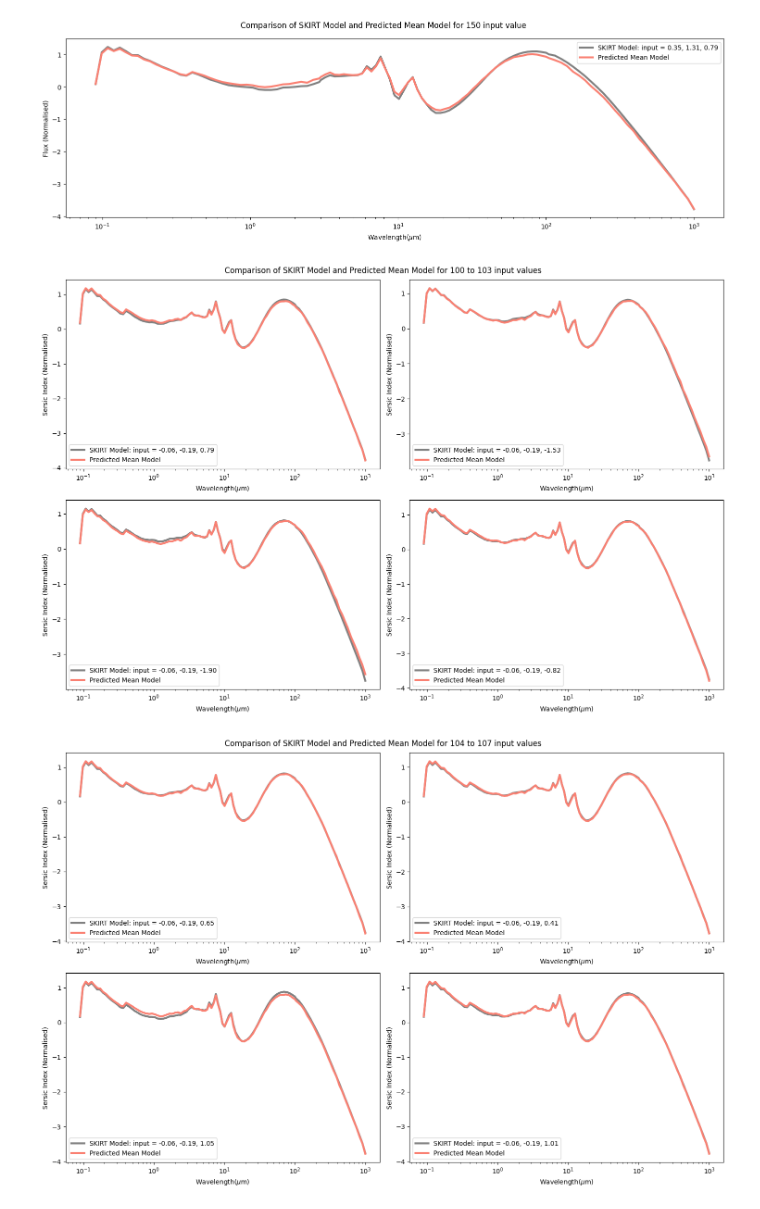
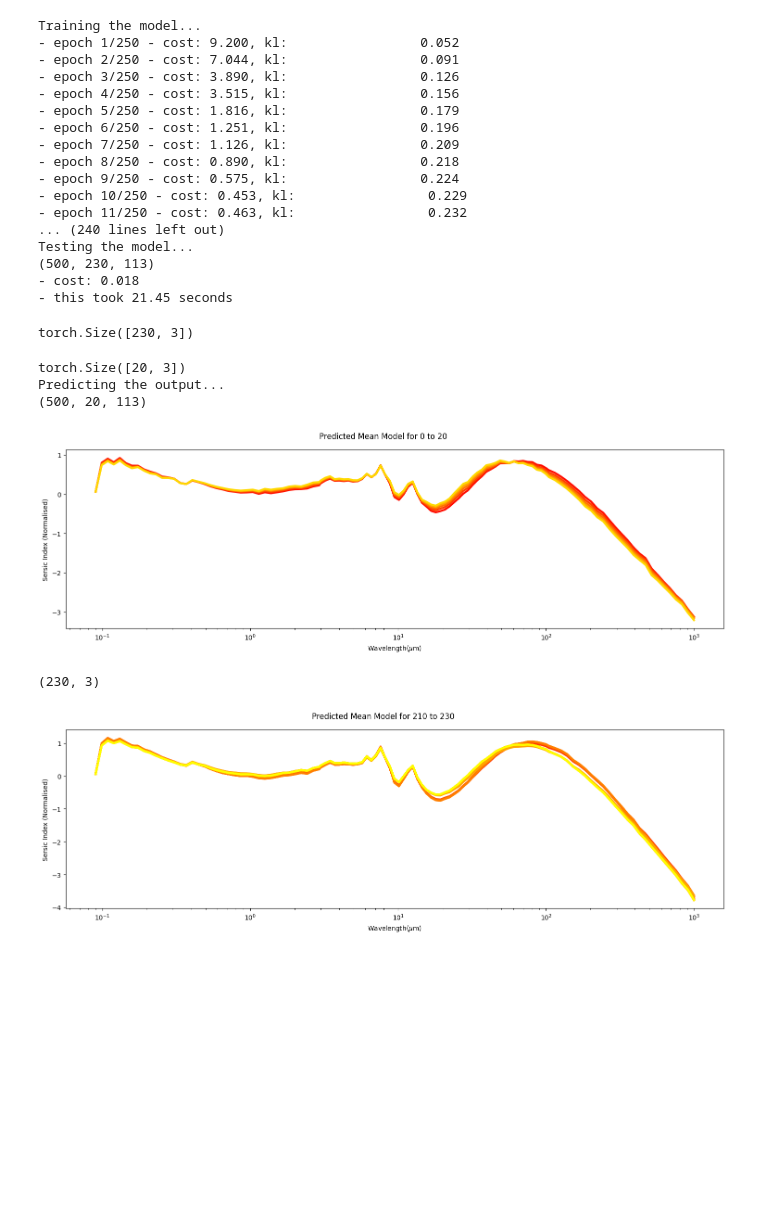
Before and after one commit to tresul03/final_year_project, a Jupyter notebook: src/semester2/week3/plotter_testing.ipynb, the cells around one changed output. Drawn from its saved outputs; the diff is of its cells as text; code cells hidden in the pictures; blank space fills up the shorter version.

Commit message:
Add methods to use predict

```diff
--- a/src/semester2/week3/plotter_testing.ipynb
+++ b/src/semester2/week3/plotter_testing.ipynb
@@ -45,13 +45,51 @@ import pandas as pd
 # %%
 # wavelength, mean_pred_results, std_pred_results, x_test, y_test = get_nfr(arg1 = 'n', arg2 = 'f', arg3 = 'r')
 # %%
-# model = rt.RadiativeTransferBNN(1000, 0.3, 0.01, 'flux')
-# model.preprocess_data()
-# model.train_model(250, 200)
-# wavelength = model.wavelength
-# mean_pred_results, std_pred_results = model.test_model()
-# x_test = model.X_test
-# y_test = model.y_test
+model = rt.RadiativeTransferBNN(1000, 0.3, 0.01, 'flux')
+model.preprocess_data()
+model.train_model(250, 200)
+wavelength = model.wavelength
+mean_pred_results, std_pred_results = model.test_model()
+x_test = model.X_test
+y_test = model.y_test
+# %% [output]
+Training the model...
+- epoch 1/250 - cost: 9.200, kl:                 0.052
+- epoch 2/250 - cost: 7.044, kl:                 0.091
+- epoch 3/250 - cost: 3.890, kl:                 0.126
+- epoch 4/250 - cost: 3.515, kl:                 0.156
+- epoch 5/250 - cost: 1.816, kl:                 0.179
+- epoch 6/250 - cost: 1.251, kl:                 0.196
+- epoch 7/250 - cost: 1.126, kl:                 0.209
+- epoch 8/250 - cost: 0.890, kl:                 0.218
+- epoch 9/250 - cost: 0.575, kl:                 0.224
+- epoch 10/250 - cost: 0.453, kl:                 0.229
+- epoch 11/250 - cost: 0.463, kl:                 0.232
+... (240 lines left out)
+Testing the model...
+(500, 230, 113)
+- cost: 0.018
+- this took 21.45 seconds
+# %%
+print(x_test.shape)
+# %% [output]
+torch.Size([230, 3])
+# %%
+star_mass = torch.linspace(9.5, 15, 20)
+dust_mass = torch.linspace(7, 7, 20)
+theta = torch.linspace(45, 45, 20)
+x_pred = model.create_predict_tensor(star_mass, dust_mass, theta)
+print(x_pred.shape)
+mean_pred_results, std_pred_results = model.predict(x_pred)
+# %% [output]
+torch.Size([20, 3])
+Predicting the output...
+(500, 20, 113)
+# %%
+plotter = pltr.Plotter(wavelength, mean_pred_results, x_test, y_test,"f")
+plotter.plot_same_ax(0,20,4)
+# %% [output]
+[figure, added]
 # %%
 # np.savez('data_file.npz', wavelength=wavelength, mean_pred_results=mean_pred_results,
 #         std_pred_results=std_pred_results, x_test=x_test, y_test=y_test)
@@ -62,15 +100,17 @@ mean_pred_results = loaded_data['mean_pred_results']
 std_pred_results = loaded_data['std_pred_results']
 x_test = loaded_data['x_test']
 y_test = loaded_data['y_test']
+# %%
+print(x_test.shape)
+# %% [output]
+(230, 3)
 # %%
 plotter = pltr.Plotter(wavelength, mean_pred_results, x_test, y_test,"f")
 #plotter.plot_line(x=wavelength, y=mean_pred_results[0, :])
-plotter.plot_single(150, "grey", "salmon")
-plotter.plot_group_same(100, 120, "grey", "salmon")
-#plotter.plot_same_ax(210,230,1)
+#plotter.plot_single(150, "grey", "salmon")
+#plotter.plot_group_same(100, 120, "grey", "salmon")
+plotter.plot_same_ax(210,230,1)
 
 #plotter.save_figure("test.png")
 # %% [output]
-[figure, old version]
+[figure, new version]
-[figure, removed]
-[figure, removed]
```
Also changed, not shown: parts of 2 cells of this notebook.
